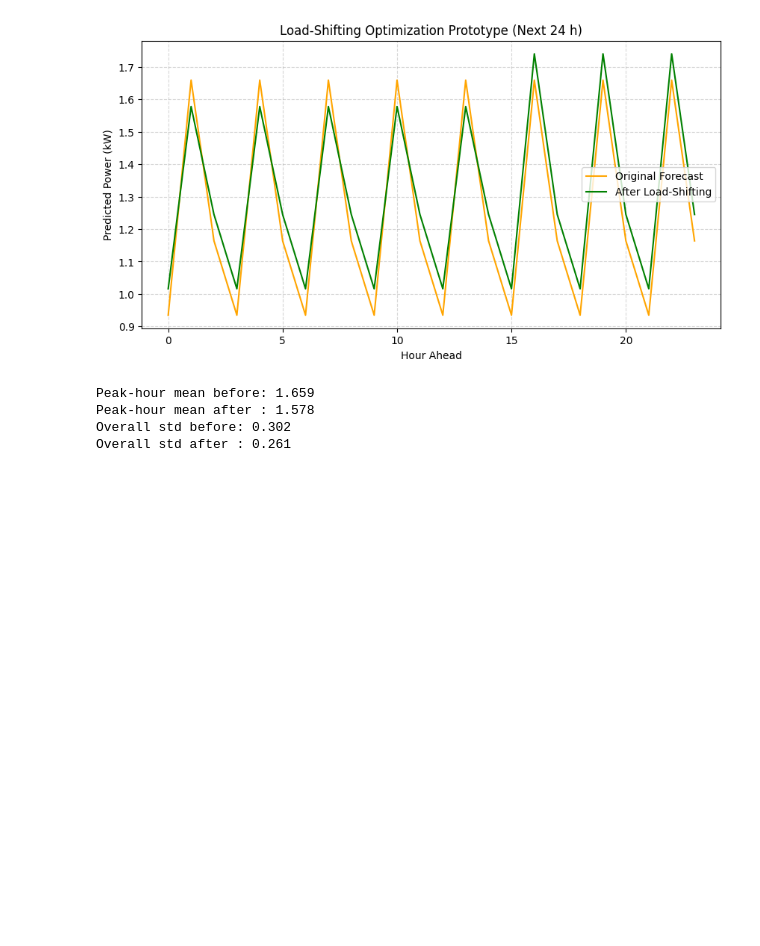
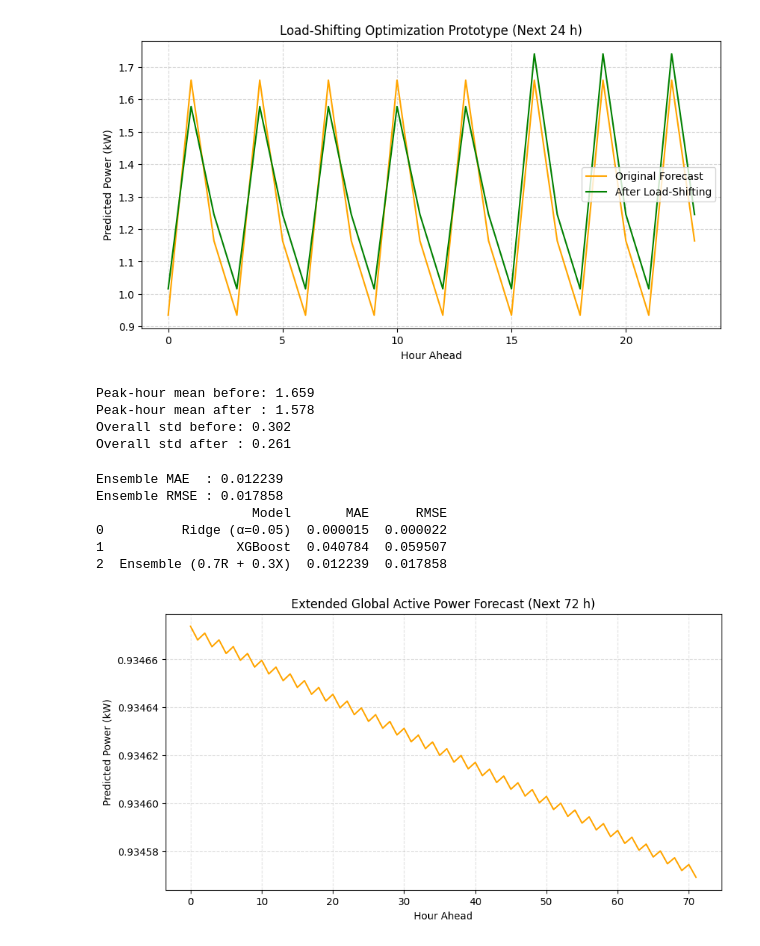
Before and after one commit to yashraj2310/Smart-energy-Forecast, a Jupyter notebook: endsem-project.ipynb, the cells around one changed output. Saved outputs shown, nothing was run; the diff lists cells and outputs as text; code cells hidden in the pictures; blank space fills up the shorter version.

```diff
--- a/endsem-project.ipynb
+++ b/endsem-project.ipynb
@@ -570,3 +570,60 @@ Peak-hour mean before: 1.659
 Peak-hour mean after : 1.578
 Overall std before: 0.302
 Overall std after : 0.261
+# %%
+import numpy as np
+from sklearn.metrics import mean_absolute_error, mean_squared_error
+
+# Combine predictions
+final_pred = 0.7 * ridge_y_pred + 0.3 * xgb_y_pred   # adjust weights later
+
+# Evaluate ensemble performance
+ensemble_mae  = mean_absolute_error(y_test, final_pred)
+ensemble_rmse = np.sqrt(mean_squared_error(y_test, final_pred))
+
+print(f"Ensemble MAE  : {ensemble_mae:.6f}")
+print(f"Ensemble RMSE : {ensemble_rmse:.6f}")
+
+# Compare all models
+import pandas as pd
+results = pd.DataFrame({
+    "Model": ["Ridge (α=0.05)", "XGBoost", "Ensemble (0.7R + 0.3X)"],
+    "MAE":   [ridge_mae, xgb_mae, ensemble_mae],
+    "RMSE":  [ridge_rmse, xgb_rmse, ensemble_rmse]
+})
+print(results)
+# %% [output]
+Ensemble MAE  : 0.012239
+Ensemble RMSE : 0.017858
+                    Model       MAE      RMSE
+0          Ridge (α=0.05)  0.000015  0.000022
+1                 XGBoost  0.040784  0.059507
+2  Ensemble (0.7R + 0.3X)  0.012239  0.017858
+# %%
+future_steps = 72   # next 72 hours
+forecast_values = []
+
+last_known = X_test.iloc[-1:].copy()
+
+for step in range(future_steps):
+    pred = best_ridge.predict(last_known.fillna(0))[0]
+    forecast_values.append(pred)
+
+    # shift lag features
+    for lag_col in ['lag_1','lag_2','lag_3','lag_24']:
+        last_known[lag_col] = pred
+    # update rolling stats approximately
+    last_known['rolling_mean_3h'] = np.mean(forecast_values[-3:])
+    last_known['rolling_std_3h']  = np.std(forecast_values[-3:])
+# %%
+import matplotlib.pyplot as plt
+
+plt.figure(figsize=(10,5))
+plt.plot(forecast_values, color='orange')
+plt.title("Extended Global Active Power Forecast (Next 72 h)")
+plt.xlabel("Hour Ahead")
+plt.ylabel("Predicted Power (kW)")
+plt.grid(True, linestyle='--', alpha=0.4)
+plt.show()
+# %% [output]
+[figure, added]
```
Also changed, not shown: parts of 3 cells of this notebook.
